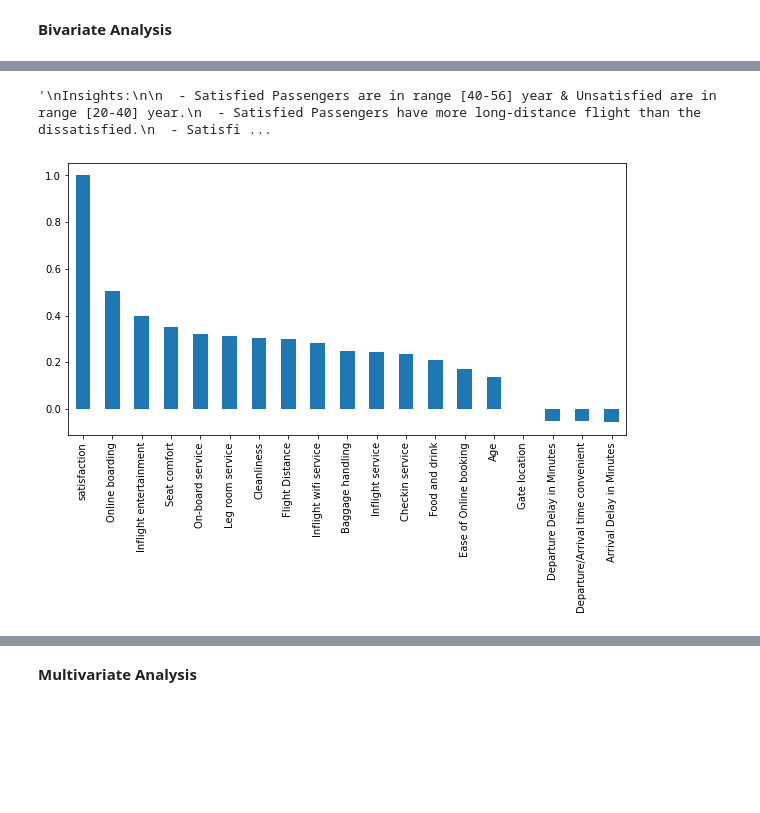
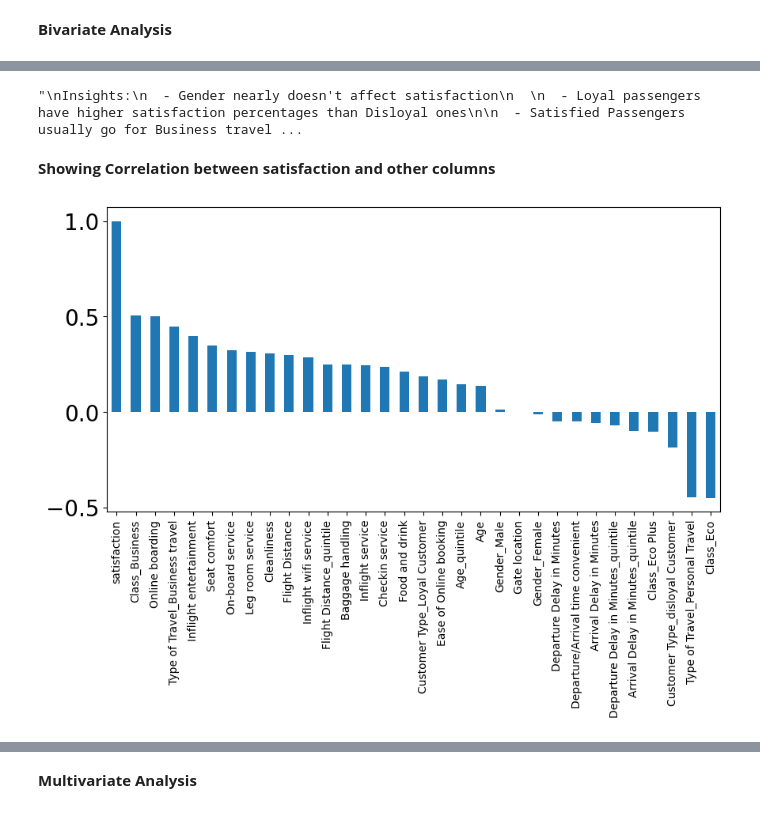
Before and after one commit to hebaashraf21/Airline_Passenger_Satisfaction_Prediction, a Jupyter notebook: code/eda.ipynb, the cells around one changed output, grey strips where cells are left out. Cells and saved outputs as stored; diff of their text form; code cells hidden in the pictures; blank space fills up the shorter version.

Commit message:
Bivariate more visualizations and insights

```diff
--- a/code/eda.ipynb
+++ b/code/eda.ipynb
@@ -366,0 +435,20 @@ plt.show()
+# %%
+colors = ['#ff5db6', '#5a77d8']
+# Continuous histograms for numerical columns showing distribution of satisfaction
+plt.figure(figsize=(16, 12))
+for i, col in enumerate(continuous_variables, 1):
+    plt.subplot(2, 2, i)
+    g = sns.kdeplot(data=cleaned_train_data, x=col, hue='satisfaction', fill=True, palette=colors)
+
+    # Extract KDE line objects for legend entries
+    handles, labels = g.get_legend_handles_labels()
+
+    # Manually create legend with custom labels
+    plt.legend(handles, ['Satisfied', 'Neutral or Dissatisfied'], title='Satisfaction', loc='upper right')
+
+    plt.xlabel(col)
+    plt.ylabel('Density')
+    plt.title(f'{col} Distribution by Satisfaction')
+
+plt.tight_layout()
+plt.show()
@@ -367,39 +498,56 @@ plt.show()
 # %%
 '''
 Insights:
+  - Gender nearly doesn't affect satisfaction
 
-  - Satisfied Passengers are in range [40-56] year & Unsatisfied are in range [20-40] year.
+  - Loyal passengers have higher satisfaction percentages than Disloyal ones
+
+  - Satisfied Passengers usually go for Business travel.
+  - Most people of Passengers going for Personal TRavel are not satisfied
+
+  - Satisfied Passengers use Business Class while travelling.
+  - Passengers using Eco travelling are the less Satisfied Passengers
+  - More than 80% of passengers flying in economy are either Neutral or Dissatisfied. That shows us that it needs some impromevent.
+
+  - Most Satisfied Passengers are in range [37-53] year & Most Unsatisfied are in range [7-36] year.
+
   - Satisfied Passengers have more long-distance flight than the dissatisfied.
-  - Satisfied Passengers usually go for Business travel.
-  - Satisfied Passengers use Business Class while travelling.
-  - More than 80% of passengers flying in economy are either Neutral or Dissatisfied. That shows us that it needs some impromevent.
+
+  - The more the delay the less the satisfied passengers portion
+
   - The most frequency in the levels of satisfaction is 4 for all except: [Inflight wifi service, Ease of Online booking, Gate location] is 3
+
   - Rate 3 is the most frequenent between unsatisfied passengers in services
-  -  Our passengers have mixed opinions about the Departure and Arrival Time Convenience.
-     The ratings are almost evenly distributed between 1 and 5.
-     With that in mind, the positive thing is that there are more positive or neutral ratings (3 through 5)
-     than negative ones (0 through 2).
-     We come to the conclusion that there is not that much correlation between total Satisfaction
-     and Departure and Arrival Time Convenience.
-     .
-     .
-     .
-     .
-     Write this for all passenger reviews
+  - Rate 4 is the most frequenent between satisfied passengers in services
+  - The ratings are almost evenly distributed between 1 and 5.
+          With that in mind, the positive thing is that there are more positive or neutral ratings (3 through 5)
+          than negative ones (0 through 2).
 
-  -
+  - Our passengers have mixed opinions about the Departure and Arrival Time Convenience.
+          We come to the conclusion that there is not that much correlation between total Satisfaction
+          and Departure and Arrival Time Convenience.
 '''
 # %% [output]
-'\nInsights:\n\n  - Satisfied Passengers are in range [40-56] year & Unsatisfied are in range [20-40] year.\n  - Satisfied Passengers have more long-distance flight than the dissatisfied.\n  - Satisfi ...
+"\nInsights:\n  - Gender nearly doesn't affect satisfaction\n  \n  - Loyal passengers have higher satisfaction percentages than Disloyal ones\n\n  - Satisfied Passengers usually go for Business travel ...
+# %% [markdown]
+**Showing Correlation between satisfaction and other columns**
 # %%
-plt.figure(figsize = (10,5))
+import pandas as pd
+import matplotlib.pyplot as plt
 
-cleaned_train_data["satisfaction"].replace({"satisfied": 1, "neutral or dissatisfied": 0}, inplace = True)
+plt.figure(figsize=(10, 5))
+
+# Replace satisfaction categories with numerical values
+cleaned_train_data["satisfaction"].replace({"satisfied": 1, "neutral or dissatisfied": 0}, inplace=True)
+
+# One-hot encode non-numeric columns
 df_dummies = pd.get_dummies(cleaned_train_data)
-cleaned_train_data.corr()['satisfaction'].sort_values(ascending = False).plot(kind = 'bar')
+
+# Calculate correlation and plot
+df_dummies.corr()['satisfaction'].sort_values(ascending=False).plot(kind='bar')
 plt.show()
 # %% [output]
-[figure, old version]
+[figure, new version]
 # %%
 '''
 Positively Correlated:
```
Also changed, not shown: parts of 11 cells of this notebook.
